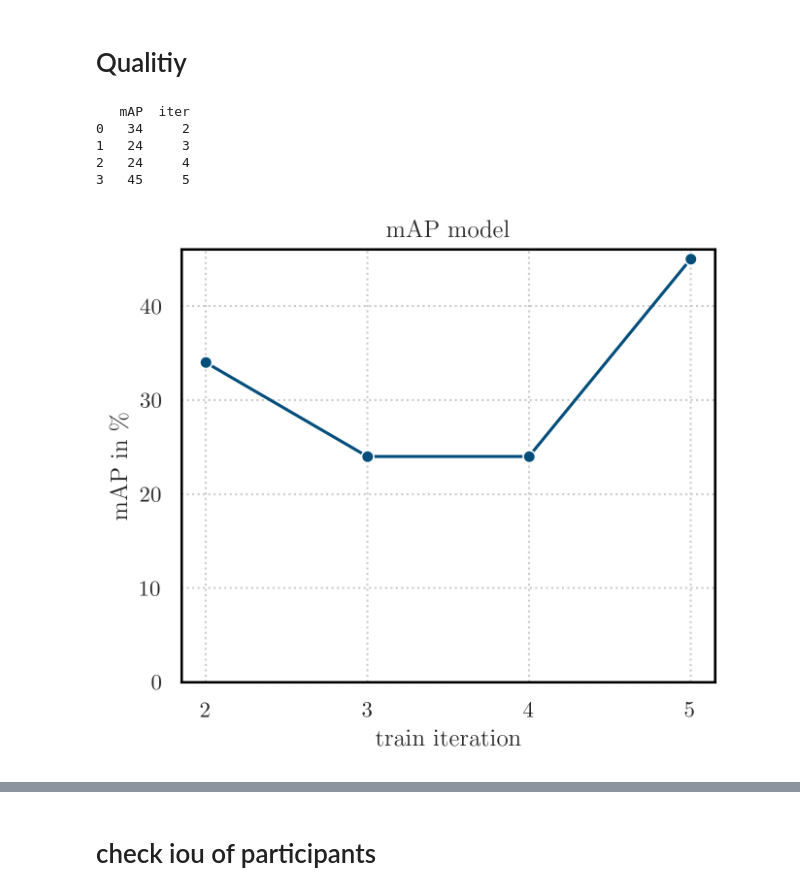
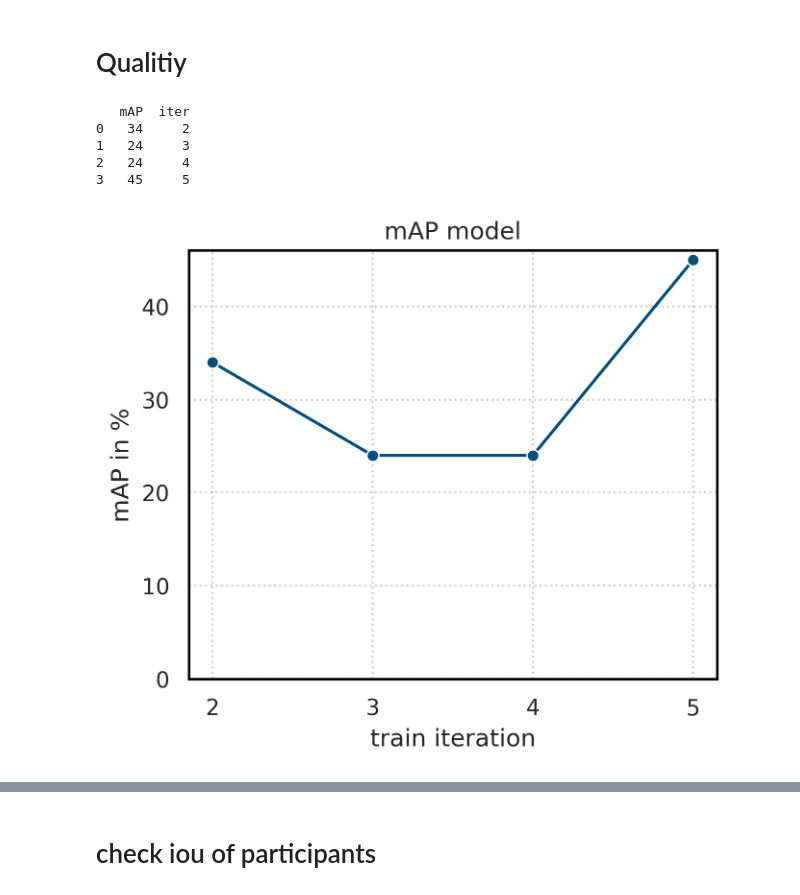
Before and after one commit to l3p-cv/lost_experiments, a Jupyter notebook: evaluation/evaluation.ipynb, the cells around one changed output, grey strips where cells are left out. Saved outputs shown, nothing was run; the diff lists cells and outputs as text; code cells hidden in the pictures.

```diff
--- a/evaluation/evaluation.ipynb
+++ b/evaluation/evaluation.ipynb
@@ -27,8 +27,7 @@ GT_DS_ALL.remap_img_path(new_root_path=IMG_PATH,
 sns.set_theme()
 sns.set(palette=['#034e7b', '#0570b0', '#3690c0', '#74a9cf', '#a6bddb', '#d0d1e6', '#f1eef6'])
 sns.set_style("whitegrid", {'grid.linestyle': ':', 'axes.edgecolor': 'black'})
-plt.rcParams['text.usetex'] = True
-plt.rcParams['font.family'] = 'lmodern'
+plt.rcParams['text.usetex'] = False
 plt.rcParams['font.size'] = 11
 
 
@@ -399,25 +398,25 @@ annotation speed in seconds per object
 # %%
 # mAP progression of the trained model
 df = get_mAP_progress(MODEL_DATA_PATH, 'model')
 
 print(df)
 fig, axes = plt.subplots(dpi=300, figsize=(12*CM,10*CM), sharey=True)
 ax = sns.lineplot(x='iter', y='mAP',
              data=df,
              marker='o')
 ax.xaxis.set_major_locator(ticker.MultipleLocator(1))
 plt.xlabel('train iteration')
-plt.ylabel('mAP in \%')
+plt.ylabel('mAP in %')
 plt.ylim(0)
 plt.title('mAP model')
 plt.show()
 # %% [output]
    mAP  iter
 0   34     2
 1   24     3
 2   24     4
 3   45     5
-[figure, old version]
+[figure, new version]
 # %%
 # mAP progression of the annotated data
 df = get_mAP_progress(ANNO_DATA_PATH, 'part')
```
Also changed, not shown: parts of 5 cells of this notebook, 1 other file.
